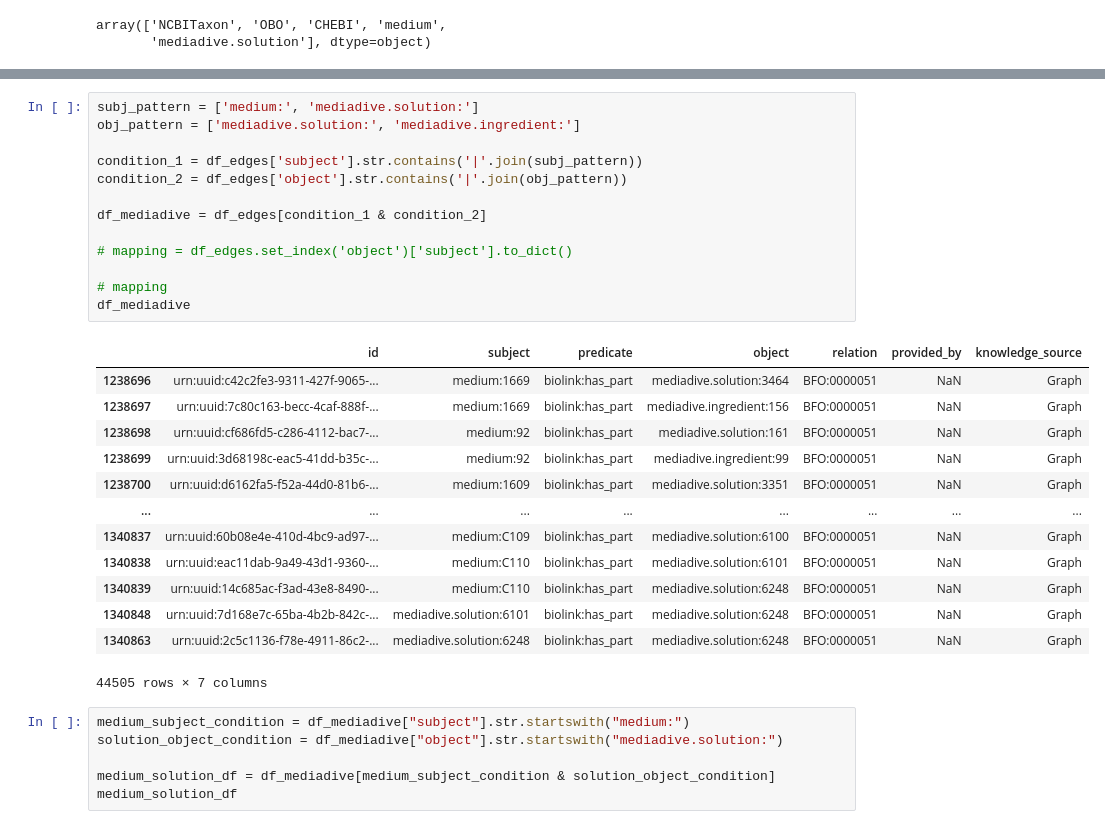
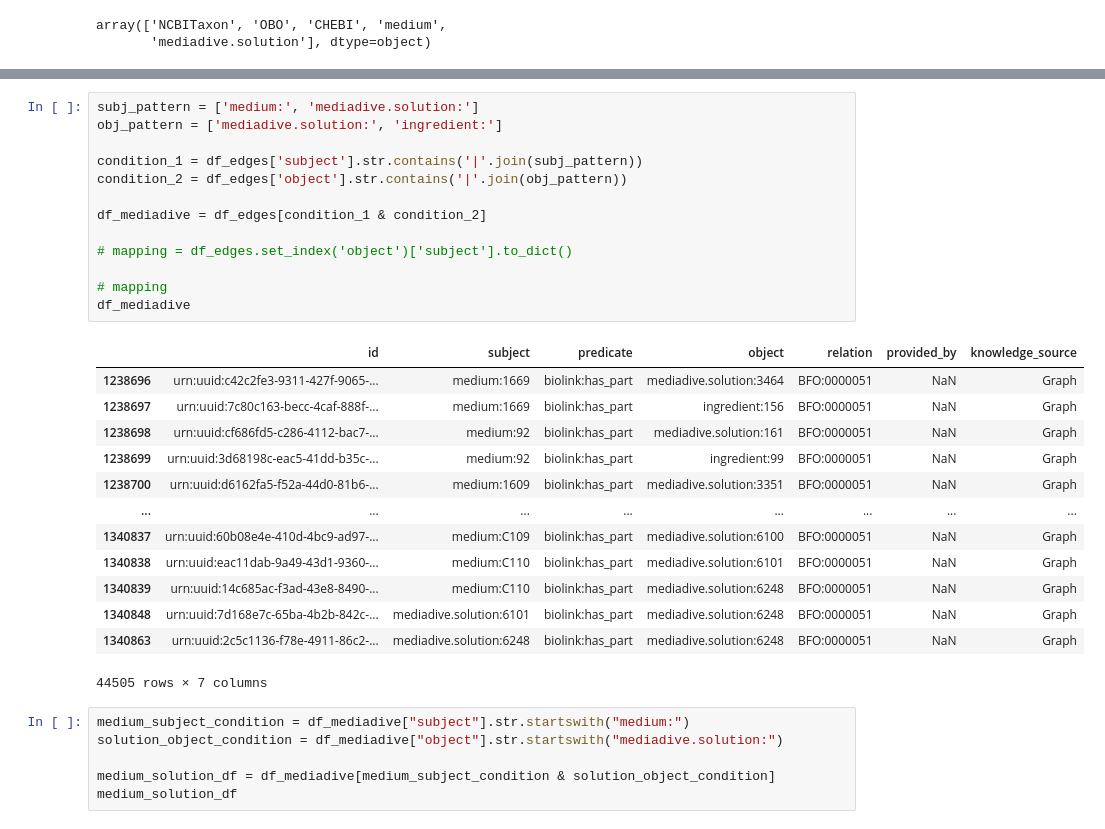
Before and after one commit to Knowledge-Graph-Hub/kg-microbe, a Jupyter notebook: notebooks/MergedKG_exploration.ipynb, the cells around one changed output, grey strips where cells are left out. Saved outputs shown, nothing was run; the diff lists cells and outputs as text.

```diff
--- a/notebooks/MergedKG_exploration.ipynb
+++ b/notebooks/MergedKG_exploration.ipynb
@@ -74,23 +74,23 @@ df_edges.loc[df_edges['subject']=="mediadive.solution:3"]
 | 1249644 | urn:uuid:60bb08e5-2f2e-414f-b977-... | mediadive.solution:3 | biolink:has_part | CHEBI:15377 | BFO:0000051 | NaN | Graph |
 # %%
 subj_pattern = ['medium:', 'mediadive.solution:']
-obj_pattern = ['mediadive.solution:', 'mediadive.ingredient:']
+obj_pattern = ['mediadive.solution:', 'ingredient:']
 
 condition_1 = df_edges['subject'].str.contains('|'.join(subj_pattern))
 condition_2 = df_edges['object'].str.contains('|'.join(obj_pattern))
 
 df_mediadive = df_edges[condition_1 & condition_2]
 
 # mapping = df_edges.set_index('object')['subject'].to_dict()
 
 # mapping
 df_mediadive
 # %% [output]
 |  | id | subject | predicate | object | relation | provided_by | knowledge_source |
 | 1238696 | urn:uuid:c42c2fe3-9311-427f-9065-... | medium:1669 | biolink:has_part | mediadive.solution:3464 | BFO:0000051 | NaN | Graph |
-| 1238697 | urn:uuid:7c80c163-becc-4caf-888f-... | medium:1669 | biolink:has_part | mediadive.ingredient:156 | BFO:0000051 | NaN | Graph |
+| 1238697 | urn:uuid:7c80c163-becc-4caf-888f-... | medium:1669 | biolink:has_part | ingredient:156 | BFO:0000051 | NaN | Graph |
 | 1238698 | urn:uuid:cf686fd5-c286-4112-bac7-... | medium:92 | biolink:has_part | mediadive.solution:161 | BFO:0000051 | NaN | Graph |
-| 1238699 | urn:uuid:3d68198c-eac5-41dd-b35c-... | medium:92 | biolink:has_part | mediadive.ingredient:99 | BFO:0000051 | NaN | Graph |
+| 1238699 | urn:uuid:3d68198c-eac5-41dd-b35c-... | medium:92 | biolink:has_part | ingredient:99 | BFO:0000051 | NaN | Graph |
 | 1238700 | urn:uuid:d6162fa5-f52a-44d0-81b6-... | medium:1609 | biolink:has_part | mediadive.solution:3351 | BFO:0000051 | NaN | Graph |
 | ... | ... | ... | ... | ... | ... | ... | ... |
 | 1340837 | urn:uuid:60b08e4e-410d-4bc9-ad97-... | medium:C109 | biolink:has_part | mediadive.solution:6100 | BFO:0000051 | NaN | Graph |
```
Also changed, not shown: parts of 4 cells of this notebook, 5 other files.
